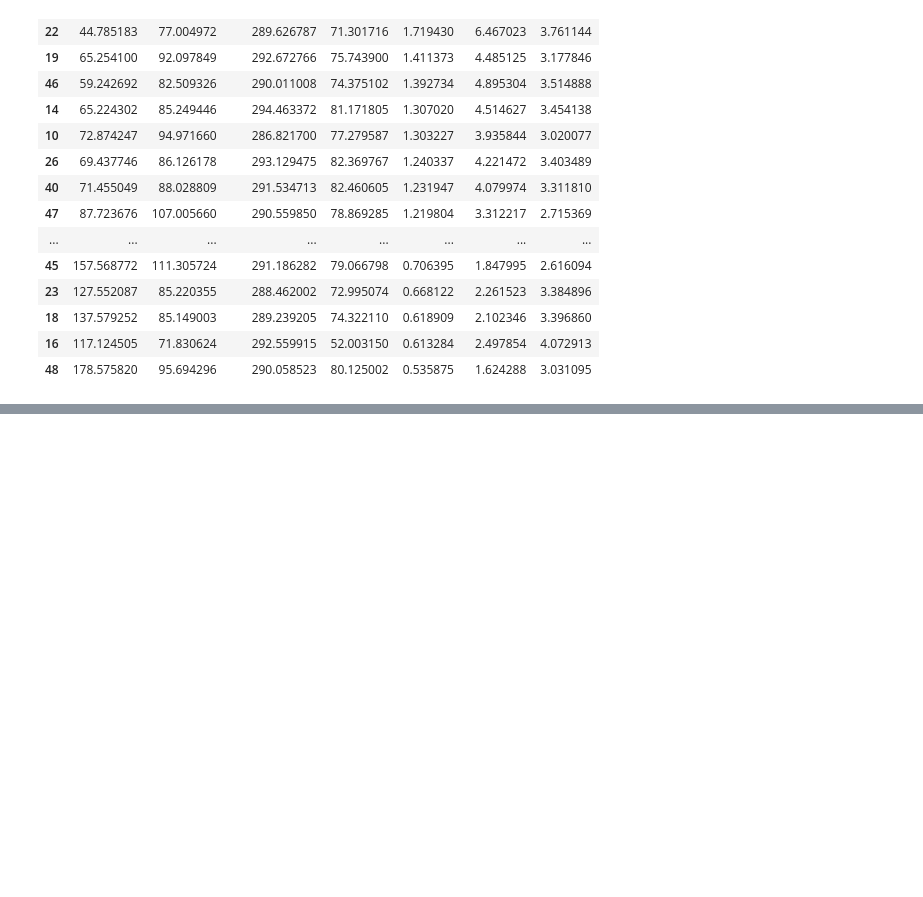
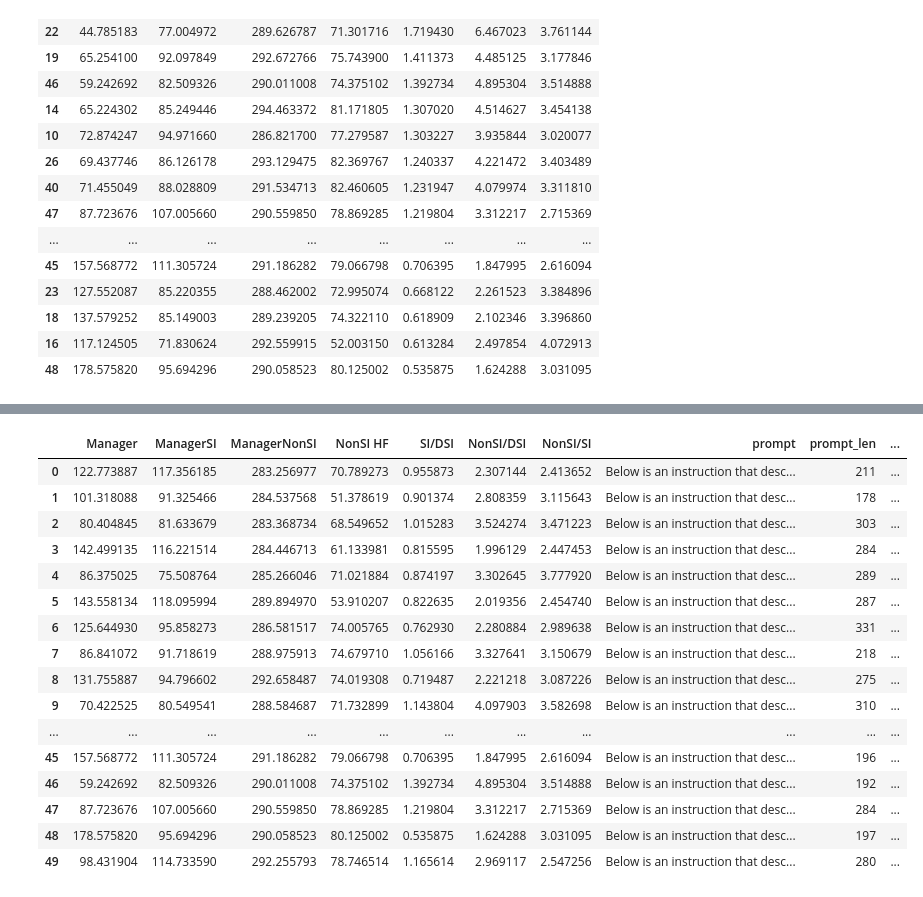
Before and after one commit to keyboardAnt/distributed-speculative-inference, a Jupyter notebook: poc/results.ipynb, the cells around one changed output, grey strips where cells are left out. Drawn from its saved outputs; the diff is of its cells as text; code cells hidden in the pictures; blank space fills up the shorter version.

```diff
--- a/poc/results.ipynb
+++ b/poc/results.ipynb
@@ -113,3 +138,30 @@ df.sort_values(by="SI/DSI", ascending=False)
+# %%
+from transformers import AutoTokenizer
+
+df["prompt"] = prompts
+df["prompt_len"] = df["prompt"].apply(lambda x: len(x))
+tokenizer = AutoTokenizer.from_pretrained("meta-llama/Meta-Llama-3.1-70B-Instruct")
+df["prompt_tok_ids"] = df["prompt"].apply(lambda x: tokenizer.encode(x))
+df["prompt_tok_ids_len"] = df["prompt_tok_ids"].apply(lambda x: len(x))
+df
+# %% [output]
+|  | Manager | ManagerSI | ManagerNonSI | NonSI HF | SI/DSI | NonSI/DSI | NonSI/SI | prompt | prompt_len | ... |
+| 0 | 122.773887 | 117.356185 | 283.256977 | 70.789273 | 0.955873 | 2.307144 | 2.413652 | Below is an instruction that desc... | 211 | ... |
+| 1 | 101.318088 | 91.325466 | 284.537568 | 51.378619 | 0.901374 | 2.808359 | 3.115643 | Below is an instruction that desc... | 178 | ... |
+| 2 | 80.404845 | 81.633679 | 283.368734 | 68.549652 | 1.015283 | 3.524274 | 3.471223 | Below is an instruction that desc... | 303 | ... |
+| 3 | 142.499135 | 116.221514 | 284.446713 | 61.133981 | 0.815595 | 1.996129 | 2.447453 | Below is an instruction that desc... | 284 | ... |
+| 4 | 86.375025 | 75.508764 | 285.266046 | 71.021884 | 0.874197 | 3.302645 | 3.777920 | Below is an instruction that desc... | 289 | ... |
+| 5 | 143.558134 | 118.095994 | 289.894970 | 53.910207 | 0.822635 | 2.019356 | 2.454740 | Below is an instruction that desc... | 287 | ... |
+| 6 | 125.644930 | 95.858273 | 286.581517 | 74.005765 | 0.762930 | 2.280884 | 2.989638 | Below is an instruction that desc... | 331 | ... |
+| 7 | 86.841072 | 91.718619 | 288.975913 | 74.679710 | 1.056166 | 3.327641 | 3.150679 | Below is an instruction that desc... | 218 | ... |
+| 8 | 131.755887 | 94.796602 | 292.658487 | 74.019308 | 0.719487 | 2.221218 | 3.087226 | Below is an instruction that desc... | 275 | ... |
+| 9 | 70.422525 | 80.549541 | 288.584687 | 71.732899 | 1.143804 | 4.097903 | 3.582698 | Below is an instruction that desc... | 310 | ... |
+| ... | ... | ... | ... | ... | ... | ... | ... | ... | ... | ... |
+| 45 | 157.568772 | 111.305724 | 291.186282 | 79.066798 | 0.706395 | 1.847995 | 2.616094 | Below is an instruction that desc... | 196 | ... |
+| 46 | 59.242692 | 82.509326 | 290.011008 | 74.375102 | 1.392734 | 4.895304 | 3.514888 | Below is an instruction that desc... | 192 | ... |
+| 47 | 87.723676 | 107.005660 | 290.559850 | 78.869285 | 1.219804 | 3.312217 | 2.715369 | Below is an instruction that desc... | 284 | ... |
+| 48 | 178.575820 | 95.694296 | 290.058523 | 80.125002 | 0.535875 | 1.624288 | 3.031095 | Below is an instruction that desc... | 197 | ... |
+| 49 | 98.431904 | 114.733590 | 292.255793 | 78.746514 | 1.165614 | 2.969117 | 2.547256 | Below is an instruction that desc... | 280 | ... |
 # %%
 # pairwise plot of correlations
 import seaborn as sns
```
Also changed, not shown: parts of 4 cells of this notebook, 5 other files.
